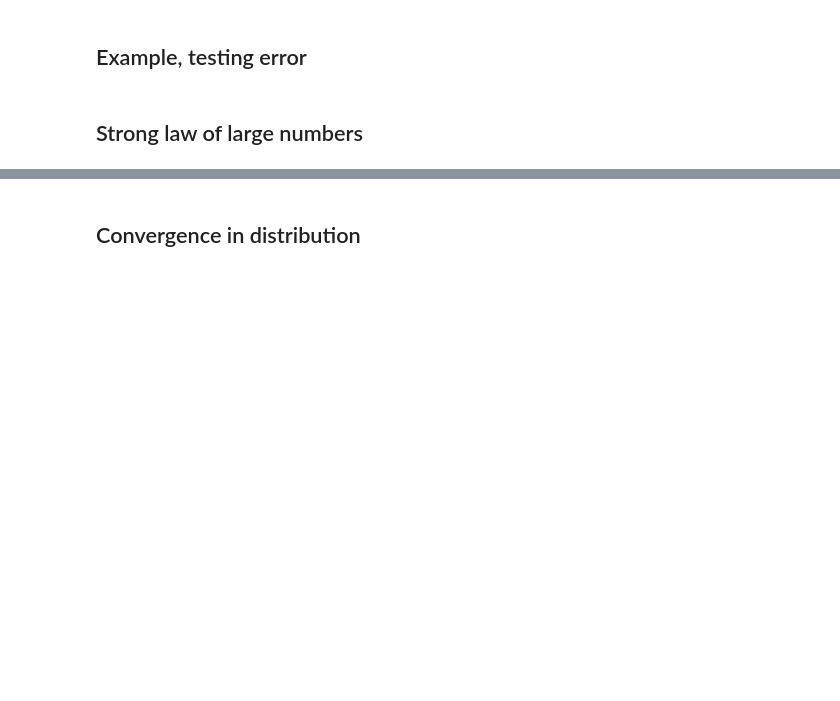
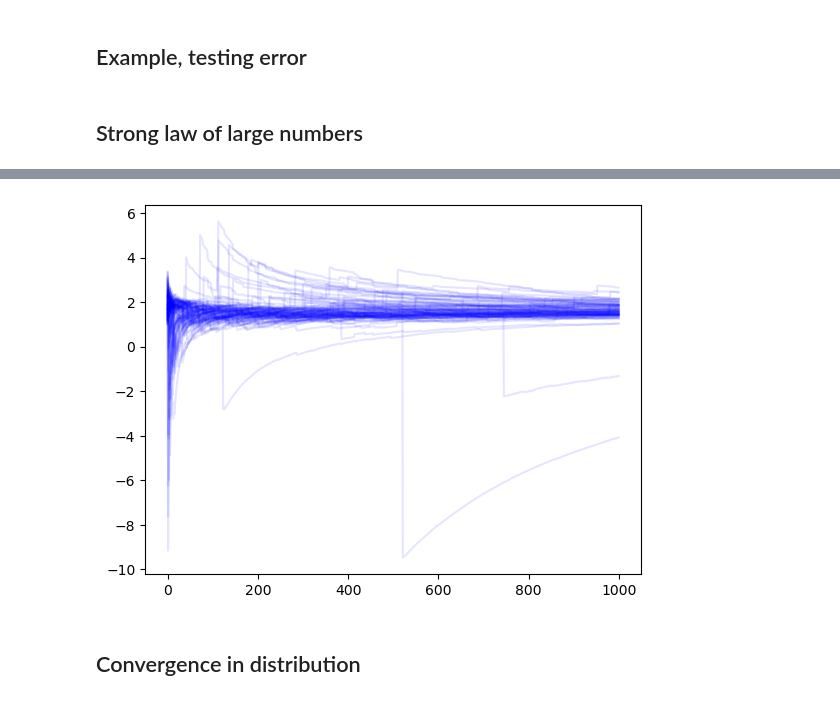
Before and after one commit to datascience-intro/1MS041-2022, a Jupyter notebook: notebooks/06-Fundamentals_of_estimation.ipynb, the cells around one changed output, grey strips where cells are left out. Saved outputs shown, nothing was run; the diff lists cells and outputs as text; code cells hidden in the pictures; blank space fills up the shorter version.

```diff
--- a/notebooks/06-Fundamentals_of_estimation.ipynb
+++ b/notebooks/06-Fundamentals_of_estimation.ipynb
@@ -82,8 +95,11 @@ plt.plot(mean)
 # %%
-X = np.random.exponential(size=1000)
-Y = np.sin(X)*np.exp(X)/X
-mean = np.cumsum(Y)/np.arange(1,Y.shape[0]+1)
-plt.plot(mean)
+for i in range(100):
+    X = np.random.exponential(size=1000)
+    Y = np.sin(X)*np.exp(X)/X
+    mean = np.cumsum(Y)/np.arange(1,Y.shape[0]+1)
+    plt.plot(mean,color='blue',alpha=0.1)
+# %% [output]
+[figure, added]
 # %% [markdown]
 ## Convergence in distribution
 # %%
```
Also changed, not shown: parts of 6 cells of this notebook, 4 other files.
